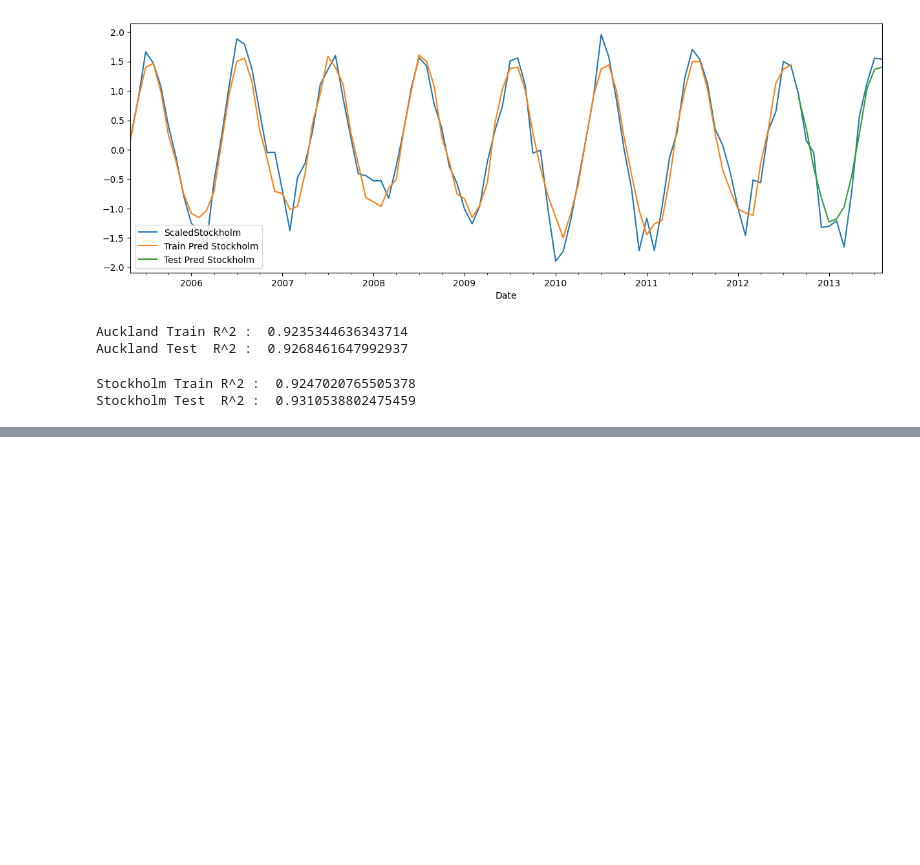
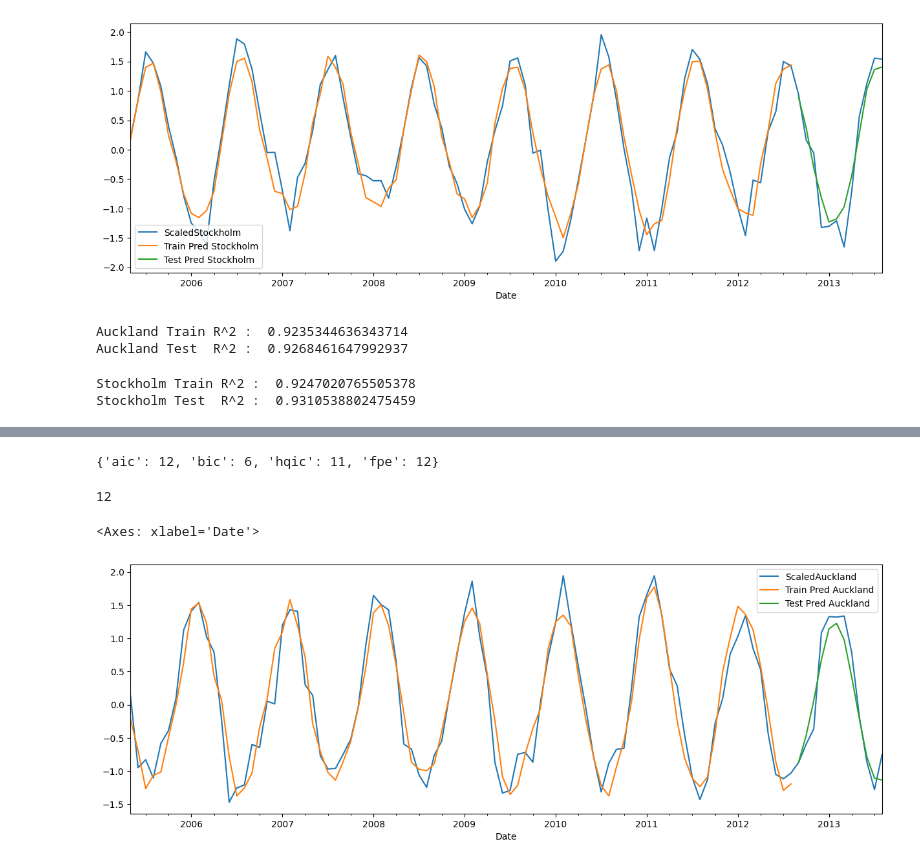
Before and after one commit to yeesem/Time-Series-Data-Analysis, a Jupyter notebook: VARMA_TEMPERATURE.ipynb, the cells around one changed output, grey strips where cells are left out. Cells and saved outputs as stored; diff of their text form; code cells hidden in the pictures; blank space fills up the shorter version.

```diff
--- a/VARMA_TEMPERATURE.ipynb
+++ b/VARMA_TEMPERATURE.ipynb
@@ -253,0 +263,25 @@ Stockholm Test  R^2 :  0.9310538802475459
+# %%
+lag_order_results.selected_orders
+# %% [output]
+{'aic': 12, 'bic': 6, 'hqic': 11, 'fpe': 12}
+# %%
+results = model.fit(maxlags=15,ic = 'aic')
+# %%
+lag_order = results.k_ar
+lag_order
+# %% [output]
+12
+# %%
+prior = train.iloc[-lag_order:][cols].to_numpy()
+fcast = results.forecast(prior,NTest)
+# %%
+joined_part.loc[train_idx,'Train Pred Auckland'] = \
+results.fittedvalues['ScaledAuckland']
+joined_part.loc[test_idx,'Test Pred Auckland'] = \
+ fcast[:,0]
+# %%
+ plot_cols = ['ScaledAuckland','Train Pred Auckland','Test Pred Auckland']
+ joined_part.iloc[-100:][plot_cols].plot(figsize = (15,5))
+# %% [output]
+<Axes: xlabel='Date'>
+[figure, added]
```
Also changed, not shown: parts of 10 cells of this notebook.
